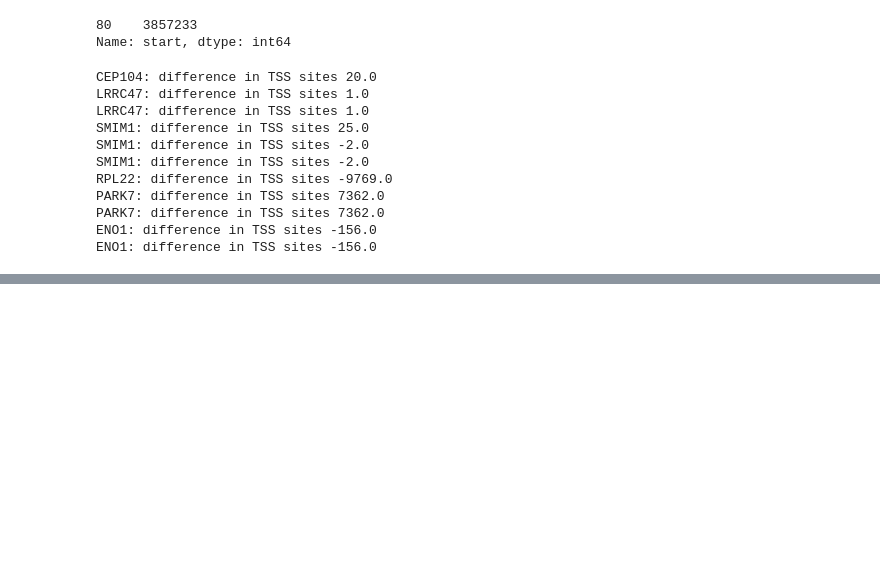
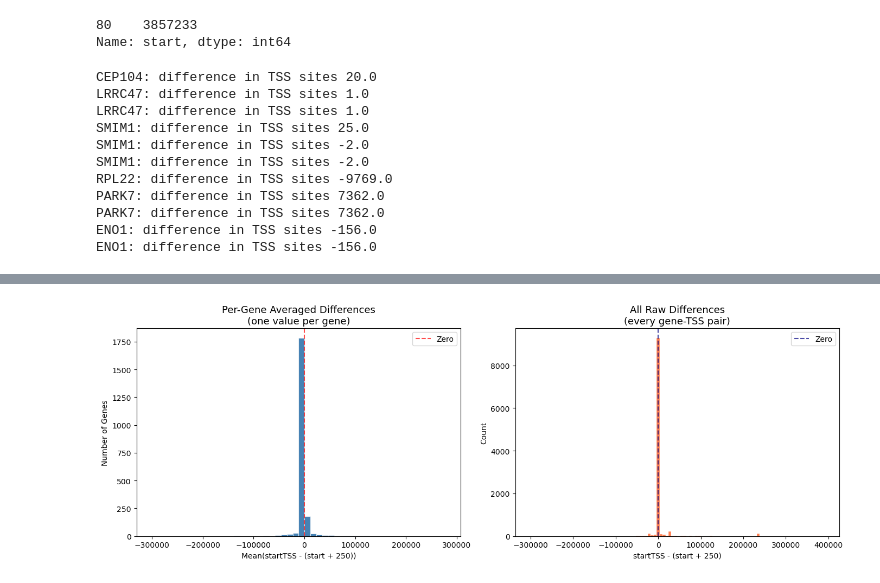
Before and after one commit to Sarthak-Ti/caduceus, a Jupyter notebook: code_test/EP_linking.ipynb, the cells around one changed output, grey strips where cells are left out. Saved outputs shown, nothing was run; the diff lists cells and outputs as text; code cells hidden in the pictures; blank space fills up the shorter version.

Commit message:
e2g and start striped refactor

```diff
--- a/code_test/EP_linking.ipynb
+++ b/code_test/EP_linking.ipynb
@@ -207,0 +309,16 @@ ENO1: difference in TSS sites -156.0
+# %%
+#let's look at another example
+idx = 100
+for index, row in tss.iterrows():
+    name = row['name']
+    sub_gs_df = gs_df[gs_df['measuredGeneSymbol'] == name]
+    if sub_gs_df.empty:
+        2
+        # print(f"No entries in gold standard for {name}")
+    else:
+        if index >= idx:
+            print(index)
+            print(row)
+            # print(sub_gs_df)
+            # sub_gs_df
+            break
@@ -207,0 +489,61 @@ ENO1: difference in TSS sites -156.0
+# %%
+import pandas as pd
+import matplotlib.pyplot as plt
+import numpy as np
+
+# Calculate differences
+differences = {}  # gene -> list of differences
+
+for index, row in tss.iterrows():
+    name = row['name']
+    sub_gs_df = gs_df[gs_df['measuredGeneSymbol'] == name]
+
+    if not sub_gs_df.empty:
+        diffs = (sub_gs_df['startTSS'] - (row['start'] + 250)).tolist()
+        if name not in differences:
+            differences[name] = []
+        differences[name].extend(diffs)
+
+# --- Derived structures ---
+# Per-gene average
+gene_avg = {gene: np.mean(diffs) for gene, diffs in differences.items()}
+
+# Flat list of all differences
+all_diffs = [d for diffs in differences.values() for d in diffs]
+
+# --- Plot 1: Per-gene averaged histogram ---
+fig, axes = plt.subplots(1, 2, figsize=(14, 5))
+
+axes[0].hist(list(gene_avg.values()), bins=50, color='steelblue', edgecolor='white', linewidth=0.5)
+axes[0].set_title('Per-Gene Averaged Differences\n(one value per gene)', fontsize=13)
+axes[0].set_xlabel('Mean(startTSS - (start + 250))')
+axes[0].set_ylabel('Number of Genes')
+axes[0].axvline(0, color='red', linestyle='--', alpha=0.7, label='Zero')
+axes[0].legend()
+
+# --- Plot 2: All raw differences histogram ---
+axes[1].hist(all_diffs, bins=100, color='coral', edgecolor='white', linewidth=0.3)
+axes[1].set_title('All Raw Differences\n(every gene-TSS pair)', fontsize=13)
+axes[1].set_xlabel('startTSS - (start + 250)')
+axes[1].set_ylabel('Count')
+axes[1].axvline(0, color='navy', linestyle='--', alpha=0.7, label='Zero')
+axes[1].legend()
+
+plt.tight_layout()
+plt.savefig('tss_differences.png', dpi=150, bbox_inches='tight')
+plt.show()
+print(f"Plot saved. Genes with data: {len(gene_avg)} | Total pairs: {len(all_diffs)}")
+
+# --- Largest differences ---
+print("\n=== Top 20 Largest Absolute Differences ===")
+flat_records = [
+    (gene, diff)
+    for gene, diffs in differences.items()
+    for diff in diffs
+]
+flat_records.sort(key=lambda x: abs(x[1]), reverse=True)
+
+for gene, diff in flat_records[:20]:
+    print(f"  {gene:<20} diff = {diff:>10,.0f}")
+# %% [output]
+[figure, added]
```
Also changed, not shown: parts of 55 cells of this notebook, 17 other files.
